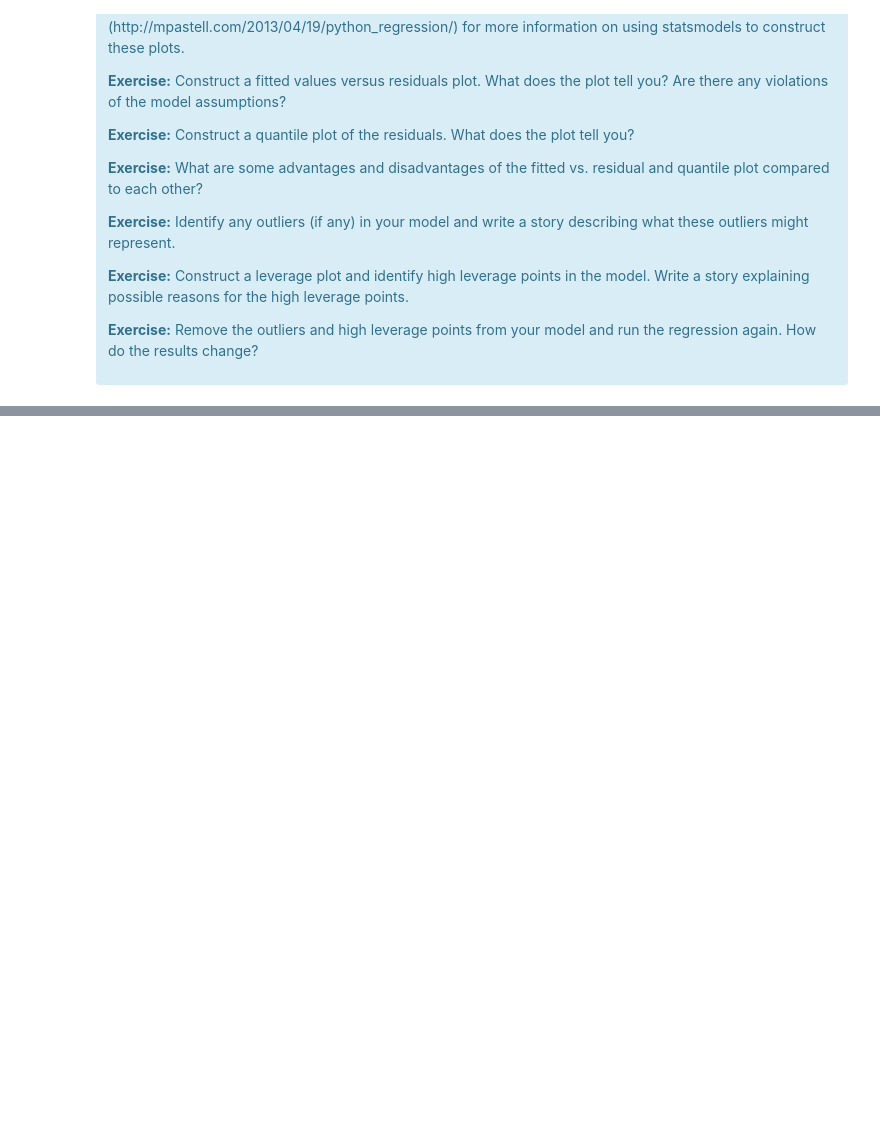
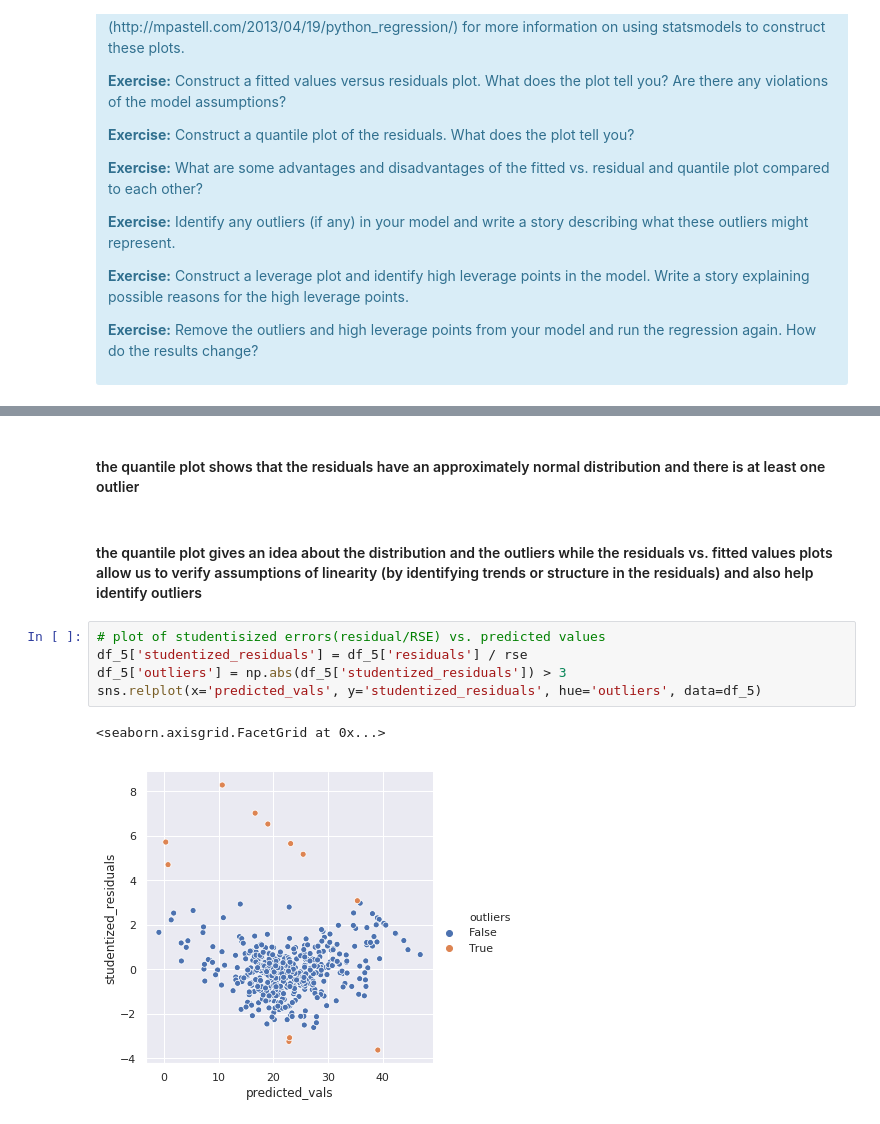
Before and after one commit to sirisurab/springboard, a Jupyter notebook: linear_regression/Mini_Project_Linear_Regression.ipynb, the cells around one changed output, grey strips where cells are left out. Saved outputs shown, nothing was run; the diff lists cells and outputs as text; blank space fills up the shorter version.

```diff
--- a/linear_regression/Mini_Project_Linear_Regression.ipynb
+++ b/linear_regression/Mini_Project_Linear_Regression.ipynb
@@ -991,0 +1183,12 @@ There are some other issues that are important investigate with linear regressio
+# %% [markdown]
+#### the quantile plot shows that the residuals have an approximately normal distribution and there is at least one outlier
+# %% [markdown]
+#### the quantile plot gives an idea about the distribution and the outliers while the residuals vs. fitted values plots allow us to verify assumptions of linearity (by identifying trends or structure in the residuals) and also help identify outliers
+# %%
+# plot of studentisized errors(residual/RSE) vs. predicted values
+df_5['studentized_residuals'] = df_5['residuals'] / rse
+df_5['outliers'] = np.abs(df_5['studentized_residuals']) > 3
+sns.relplot(x='predicted_vals', y='studentized_residuals', hue='outliers', data=df_5)
+# %% [output]
+<seaborn.axisgrid.FacetGrid at 0x...>
+[figure, added]
```
Also changed, not shown: parts of 29 cells of this notebook.
